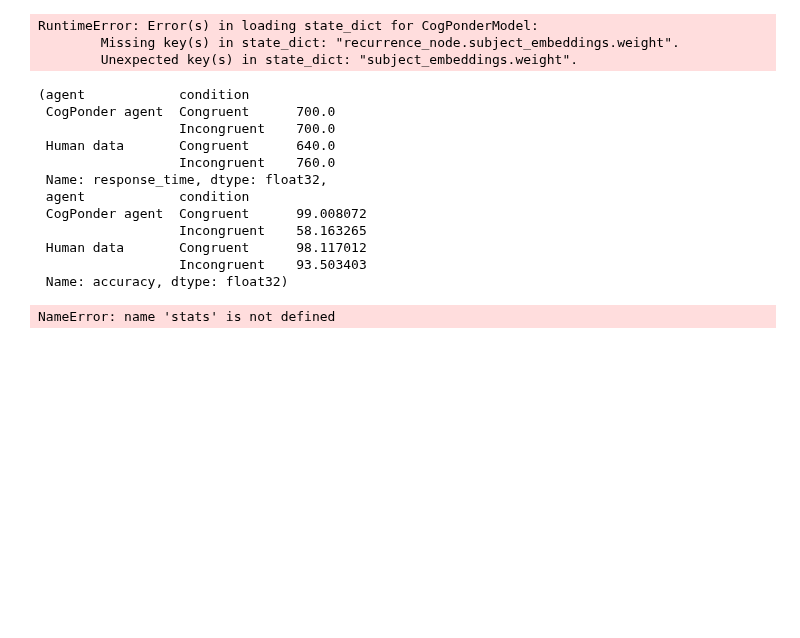
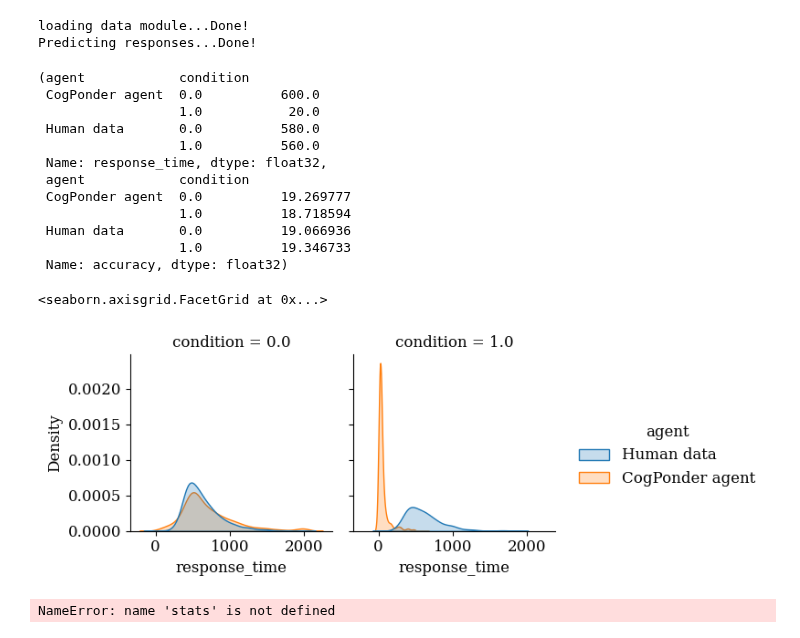
Before and after one commit to morteza/CogPonder, a Jupyter notebook: notebooks/extra/figures/Figure3-Stroop.ipynb, the cells around one changed output. Drawn from its saved outputs; the diff is of its cells as text; code cells hidden in the pictures; blank space fills up the shorter version.

Commit message:
B checkpoints

```diff
--- a/notebooks/extra/figures/Figure3-Stroop.ipynb
+++ b/notebooks/extra/figures/Figure3-Stroop.ipynb
@@ -23,7 +23,7 @@ from pathlib import Path
 
 # upon successful training, the model will be saved to this path
 # CHECKPOINT_PATH = Path('models/stroop/') / f'cogponder_subject-{SRO_SUBJECT_ID}_epochs-10000.ckpt'
-CHECKPOINT_PATH = Path('models/checkpoints/stroop/cogponder_epochs-107.ckpt')
+CHECKPOINT_PATH = Path('models/checkpoints/nback/cogponder_epochs-78.ckpt')
 # %%
 # DEBUG
 
@@ -33,7 +33,7 @@ model_ckpt = CogPonderModel.load_from_checkpoint(CHECKPOINT_PATH)
 model_ckpt.eval()
 
 print('loading data module...', end='')
-dataset = StroopSRODataset(n_subjects=-1, response_step_interval=20)
+dataset = NBackSRODataset(response_step_interval=20)
 datamodule = CogPonderDataModule(dataset, num_workers=8)
 datamodule.prepare_data()
 print('Done!')
@@ -48,9 +48,8 @@ with torch.no_grad():
 
     print('Done!')
 # %% [output]
-RuntimeError: Error(s) in loading state_dict for CogPonderModel:
-        Missing key(s) in state_dict: "recurrence_node.subject_embeddings.weight".
-        Unexpected key(s) in state_dict: "subject_embeddings.weight".
+loading data module...Done!
+Predicting responses...Done!
 # %%
 human_stats = pd.DataFrame({
     'condition': contexts,
@@ -68,8 +67,8 @@ cogponder_stats = pd.DataFrame({
     'agent': 'CogPonder agent',
 })
 
-cogponder_stats['condition'] = cogponder_stats['condition'].map({0: 'Incongruent', 1: 'Congruent'})
-human_stats['condition'] = human_stats['condition'].map({0: 'Incongruent', 1: 'Congruent'})
+# cogponder_stats['condition'] = cogponder_stats['condition'].map({0: 'Incongruent', 1: 'Congruent'})
+# human_stats['condition'] = human_stats['condition'].map({0: 'Incongruent', 1: 'Congruent'})
 
 stats = pd.concat([human_stats, cogponder_stats]).reset_index()
 
@@ -79,17 +78,29 @@ median_rt = stats.groupby(['agent', 'condition'])['response_time'].median()
 median_rt, mean_accuracy
 # %% [output]
 (agent            condition
- CogPonder agent  Congruent      700.0
-                  Incongruent    700.0
- Human data       Congruent      640.0
-                  Incongruent    760.0
+ CogPonder agent  0.0          600.0
+                  1.0           20.0
+ Human data       0.0          580.0
+                  1.0          560.0
  Name: response_time, dtype: float32,
  agent            condition
- CogPonder agent  Congruent      99.008072
-                  Incongruent    58.163265
- Human data       Congruent      98.117012
-                  Incongruent    93.503403
+ CogPonder agent  0.0          19.269777
+                  1.0          18.718594
+ Human data       0.0          19.066936
+                  1.0          19.346733
  Name: accuracy, dtype: float32)
+# %%
+stats['response_time'] = stats['response_time'].astype(float)# * dataset.response_step_interval
+sns.displot(data=stats,
+            x='response_time',
+            hue='agent',
+            col='condition',
+            legend=True,
+            height=3,
+            kind='kde', fill=True)
+# %% [output]
+<seaborn.axisgrid.FacetGrid at 0x...>
+[figure, added]
 # %%
 plot_data = stats.melt(
     id_vars=['condition', 'agent'],
```
Also changed, not shown: parts of 1 cell of this notebook, 2 other files.
